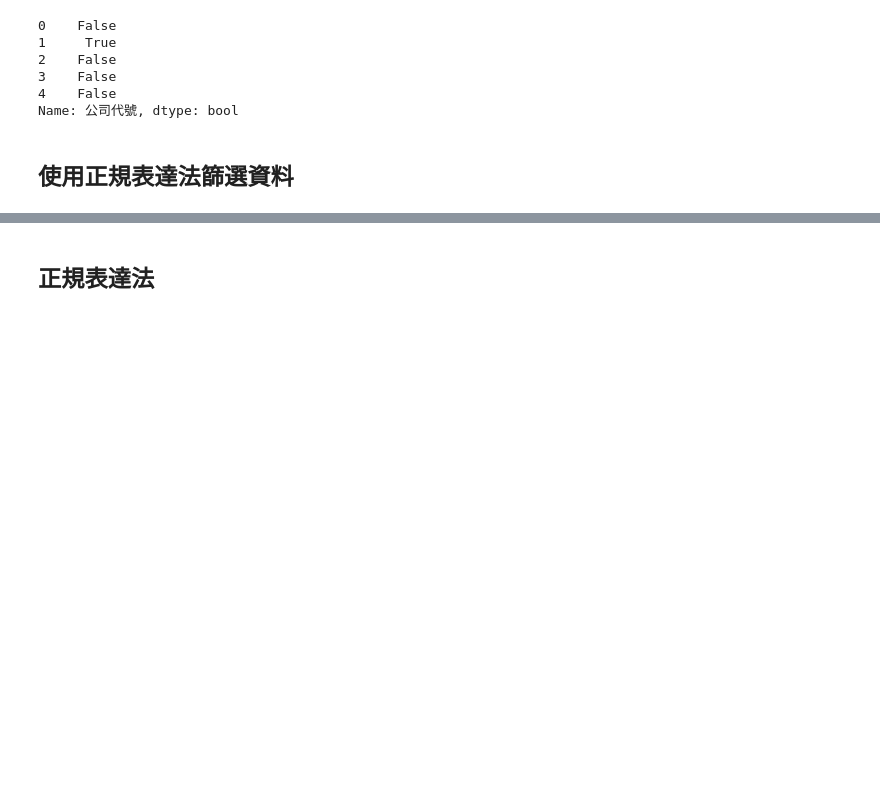
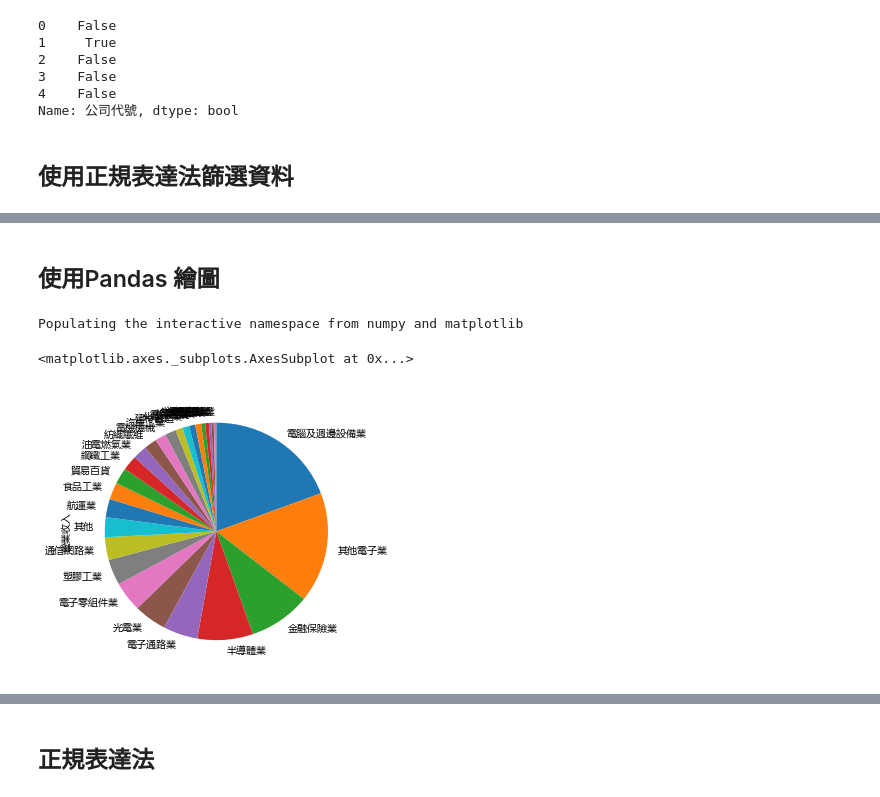
Before and after one commit to ywchiu/pyfinance, a Jupyter notebook: Demo20170430.ipynb, the cells around one changed output, grey strips where cells are left out. Saved outputs shown, nothing was run; the diff lists cells and outputs as text; code cells hidden in the pictures; blank space fills up the shorter version.

```diff
--- a/Demo20170430.ipynb
+++ b/Demo20170430.ipynb
@@ -64,0 +68,16 @@ stockdf[stockdf['公司代號'].str.match('^[0-9]')].head(3)
+# %%
+import requests
+import pandas
+url = 'http://mops.twse.com.tw/mops/web/ajax_t163sb19'
+payload = {
+    'encodeURIComponent':'1',
+    'step':'1',
+    'firstin':'1',
+    'TYPEK':'sii',
+    'code':'',
+    'year':'105',
+    'season':'01'
+}
+res = requests.post(url , data = payload)
+res.encoding = 'utf-8'
+dfs = pandas.read_html(res.text, header=0)
@@ -64,0 +88,5 @@ stockdf[stockdf['公司代號'].str.match('^[0-9]')].head(3)
+# %%
+dfall = []
+for df in dfs:
+    df = df[df['公司代號'].str.match('^[0-9]')]
+    dfall.append(df)
@@ -64,0 +97,2 @@ stockdf[stockdf['公司代號'].str.match('^[0-9]')].head(3)
+# %%
+stockdf = pandas.concat(dfall, ignore_index=True)
@@ -64,0 +189,11 @@ stockdf[stockdf['公司代號'].str.match('^[0-9]')].head(3)
+# %% [markdown]
+## 使用Pandas 繪圖
+# %%
+revenue_sum = stockdf.groupby('產業別')['營業收入'].sum().sort_values(ascending=False)
+% pylab inline
+
+revenue_sum.plot(kind = 'pie', figsize=[5,5], startangle = 90, counterclock = False)
+# %% [output]
+Populating the interactive namespace from numpy and matplotlib
+<matplotlib.axes._subplots.AxesSubplot at 0x...>
+[figure, added]
```
Also changed, not shown: parts of 16 cells of this notebook.
